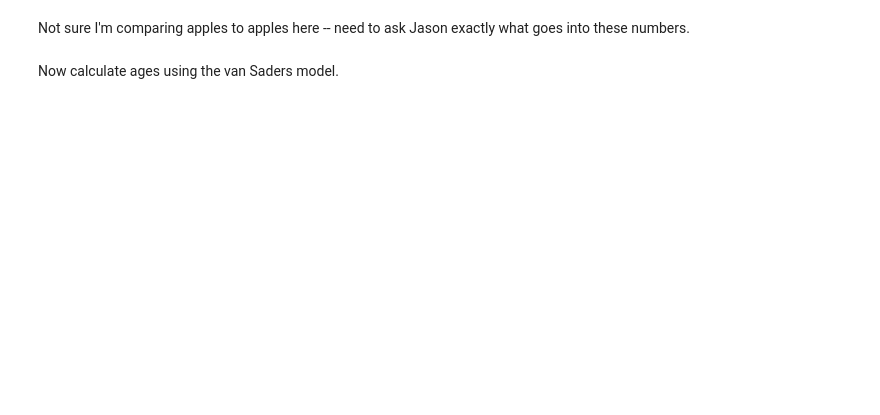
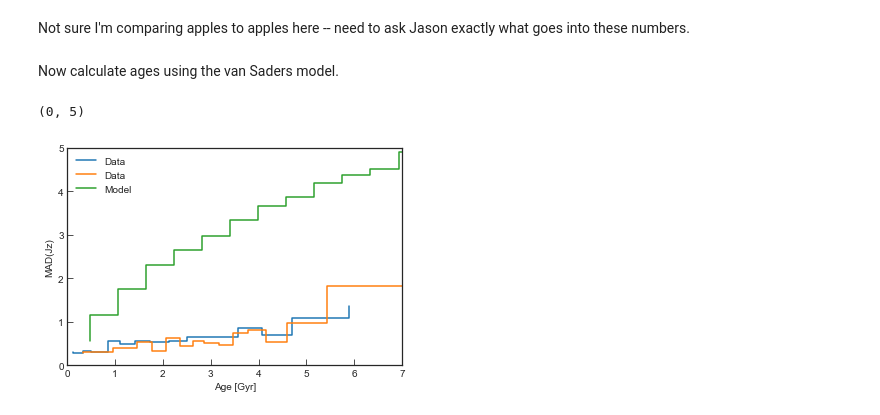
Before and after one commit to RuthAngus/action-time, a Jupyter notebook: action-time/action_time.ipynb, the cells around one changed output. Saved outputs shown, nothing was run; the diff lists cells and outputs as text; code cells hidden in the pictures; blank space fills up the shorter version.

Commit message:
now comparing two dating models side-by-side

```diff
--- a/action-time/action_time.ipynb
+++ b/action-time/action_time.ipynb
@@ -289,3 +289,37 @@ plt.ylim(0, 5)
 Not sure I'm comparing apples to apples here -- need to ask Jason exactly what goes into these numbers.
 # %% [markdown]
 Now calculate ages using the van Saders model.
+# %%
+# Simple power-law gyro model
+import teff_bv as tbv
+
+bvs = tbv.teff2bv(df2.teff.values, df2.logg_gk.values, df2.feh.values)
+a, b, c, n = .4, .31, .45, .55  # Angus values
+ages2 = (df2.Prot.values/(a*(bvs - c)**b))**(1./n)*1e-3
+# %%
+# Sort the ages
+inds = np.argsort(ages2)
+sorted_ages2 = ages2[inds]
+sorted_jz = df2.jz.values[inds]
+# %%
+# Calculate dispersion in each bin.
+nstars_in_bin = 100  # number of stars in each bin.
+nbins = int(len(sorted_jz) / nstars_in_bin) + 1
+dispersions2, xs2, errs2 = [np.zeros(nbins) for i in range(3)]
+for i in range(nbins-1):
+    dispersions2[i] = MAD(sorted_jz[i*nstars_in_bin:(i+1)*nstars_in_bin])
+    xs2[i] = np.mean(sorted_ages2[i*nstars_in_bin:(i+1)*nstars_in_bin])
+dispersions2[-1] = MAD(sorted_jz[(i+1)*nstars_in_bin:])
+xs2[-1] = np.mean(sorted_ages2[(i+1)*nstars_in_bin:])
+# %%
+plt.step(xs2, dispersions2, label="Data")
+plt.step(xs, dispersions, label="Data")
+plt.step(sanders.age.values, sanders.jz.values, label="Model")
+plt.legend(loc="upper left")
+plt.xlabel("Age [Gyr]")
+plt.ylabel("MAD(Jz)")
+plt.xlim(0, 7)
+plt.ylim(0, 5)
+# %% [output]
+(0, 5)
+[figure, added]
```
Also changed, not shown: parts of 3 cells of this notebook, 1 other file.
